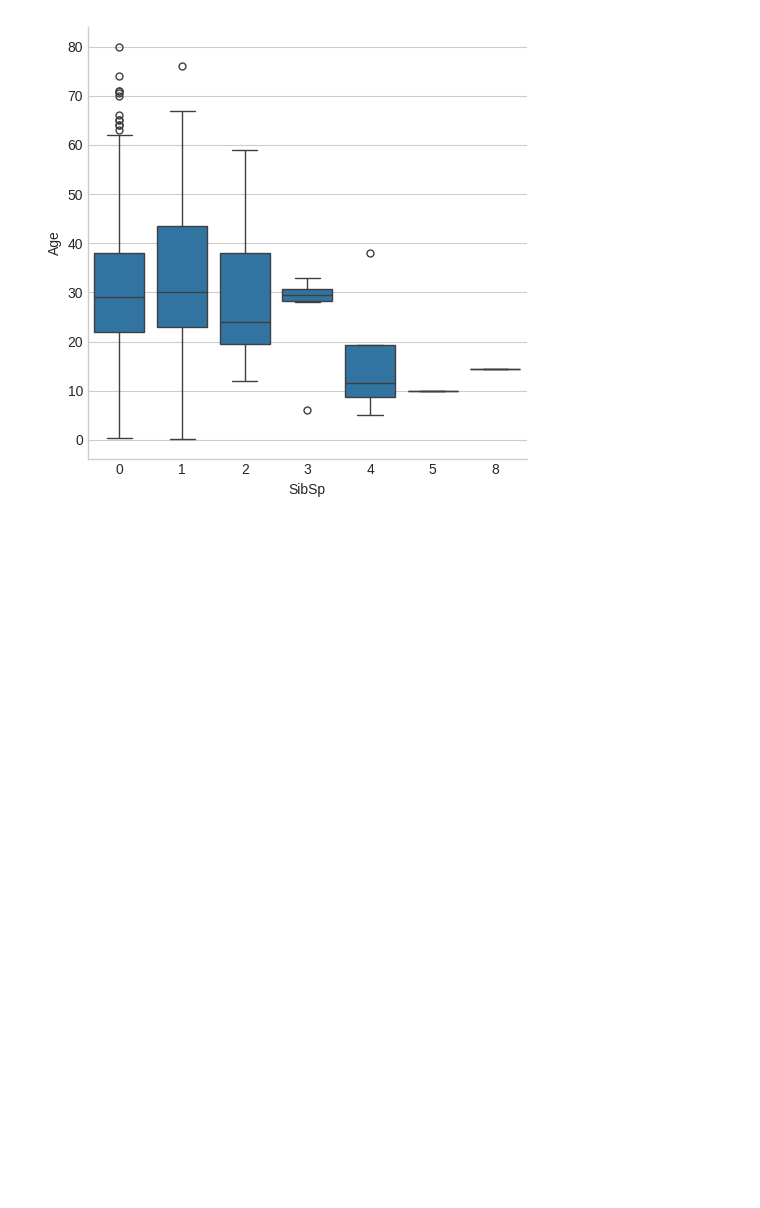
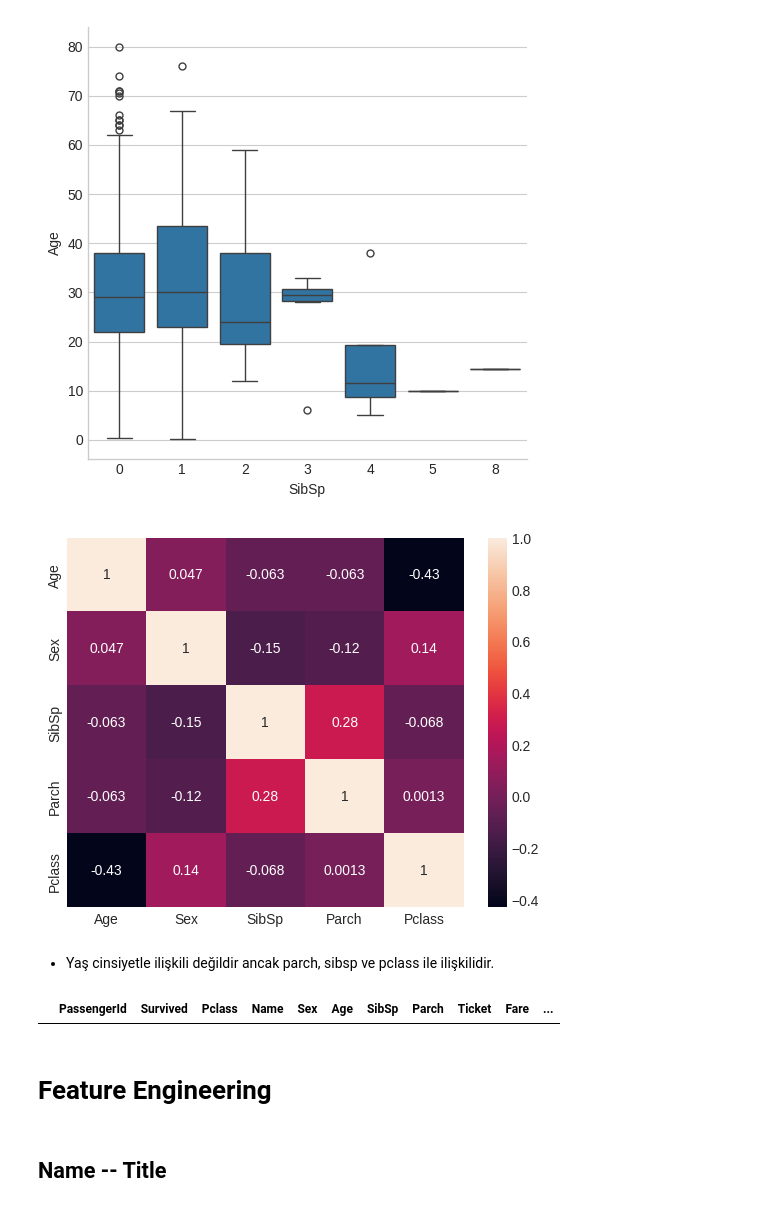
Before and after one commit to akalinirem/machine_learning, a Jupyter notebook: pages/titanic_project/titanic_project.ipynb, the cells around one changed output. Drawn from its saved outputs; the diff is of its cells as text; code cells hidden in the pictures; blank space fills up the shorter version.

```diff
--- a/pages/titanic_project/titanic_project.ipynb
+++ b/pages/titanic_project/titanic_project.ipynb
@@ -667,5 +671,12 @@ plt.show()
 # %% [output]
 [figure]
 [figure]
+# %%
+train_df["Sex"] = [1 if i == "male" else 0 for i in train_df["Sex"]]
 # %%
-sns.heatmap(train_df[["Age","Sex"]])
+sns.heatmap(train_df[["Age","Sex","SibSp","Parch","Pclass"]].corr(), annot = True)
+plt.show()
+# %% [output]
+[figure, added]
+# %% [markdown]
+* Yaş cinsiyetle ilişkili değildir ancak parch, sibsp ve pclass ile ilişkilidir.
@@ -671,0 +693,12 @@ sns.heatmap(train_df[["Age","Sex"]])
+# %%
+train_df[train_df["Age"].isnull()]
+# %% [output]
+|  | PassengerId | Survived | Pclass | Name | Sex | Age | SibSp | Parch | Ticket | Fare | ... |
+# %% [markdown]
+<a id= '21'></a>
+
+# Feature Engineering
+# %% [markdown]
+<a id= '22'></a>
+
+## Name -- Title
```
Also changed, not shown: parts of 10 cells of this notebook.
